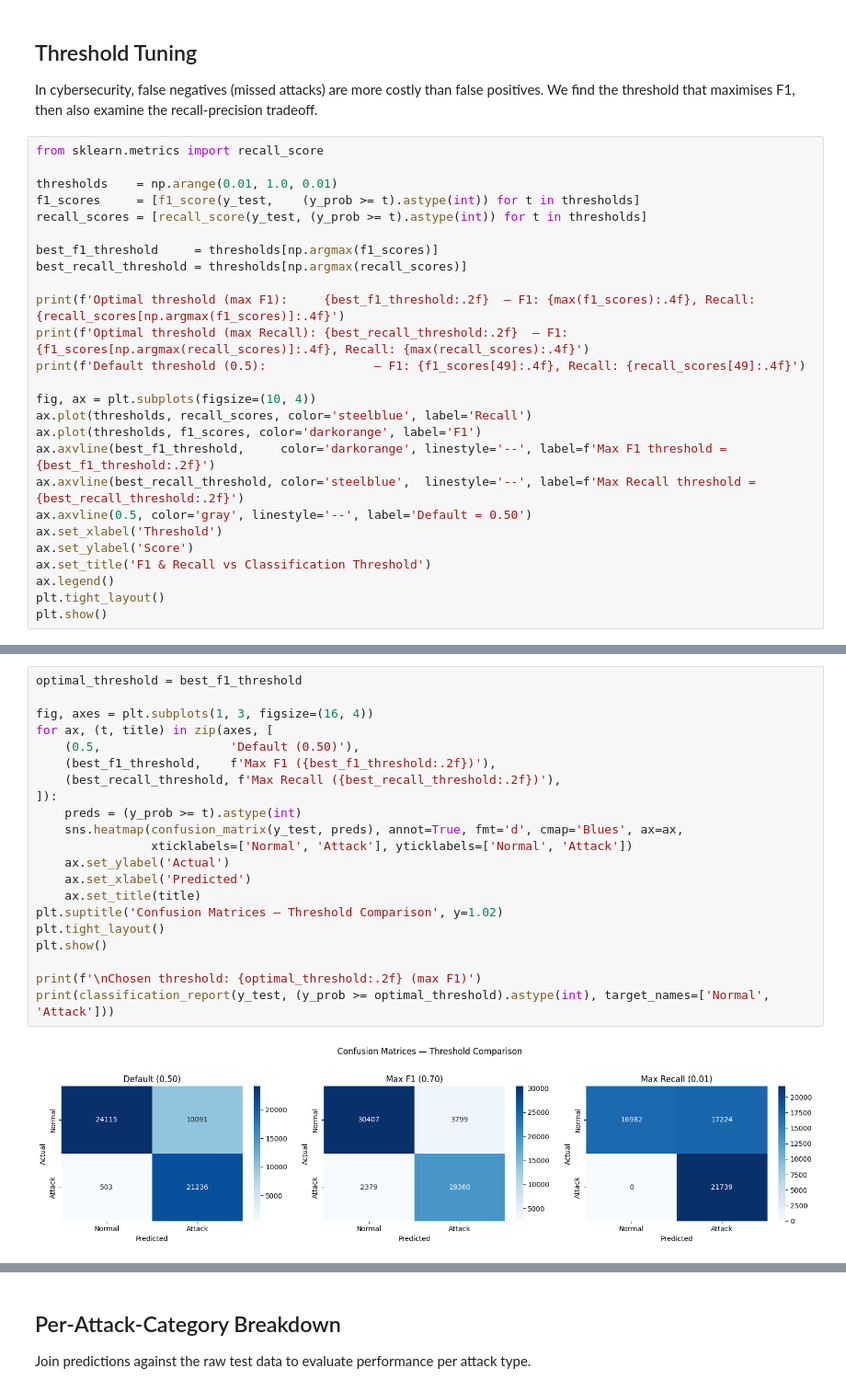
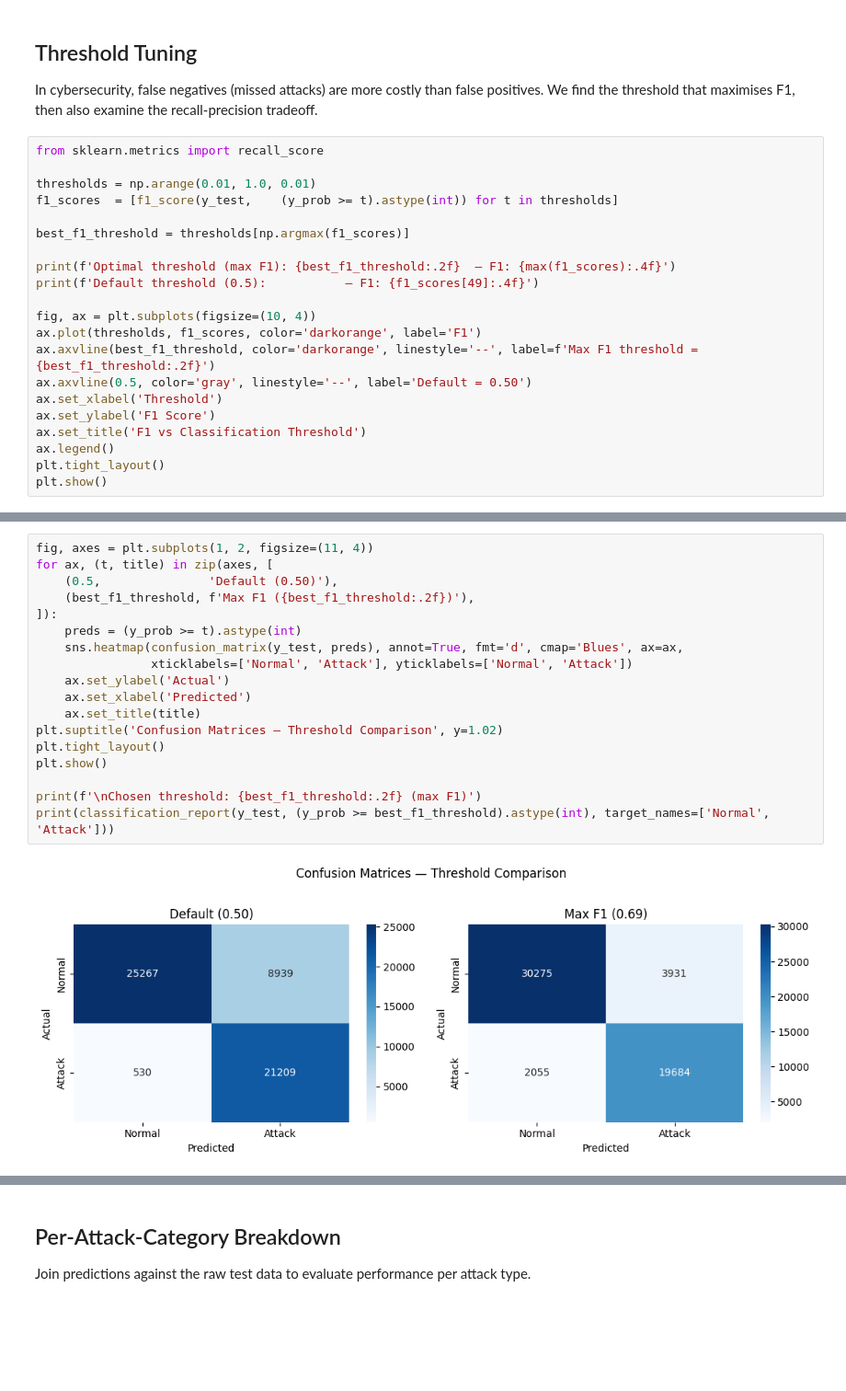
Before and after one commit to joshuacris/ml-network-intrusion, a Jupyter notebook: notebooks/xgboost.ipynb, the cells around one changed output, grey strips where cells are left out. Shown at 92% size. Saved outputs shown, nothing was run; the diff lists cells and outputs as text; blank space fills up the shorter version.

Commit message:
feat: xgboost report and modularization

```diff
--- a/notebooks/xgboost.ipynb
+++ b/notebooks/xgboost.ipynb
@@ -131,26 +147,21 @@ We find the threshold that maximises F1, then also examine the recall-precision
 # %%
 from sklearn.metrics import recall_score
 
-thresholds    = np.arange(0.01, 1.0, 0.01)
-f1_scores     = [f1_score(y_test,    (y_prob >= t).astype(int)) for t in thresholds]
-recall_scores = [recall_score(y_test, (y_prob >= t).astype(int)) for t in thresholds]
+thresholds = np.arange(0.01, 1.0, 0.01)
+f1_scores  = [f1_score(y_test,    (y_prob >= t).astype(int)) for t in thresholds]
 
-best_f1_threshold     = thresholds[np.argmax(f1_scores)]
-best_recall_threshold = thresholds[np.argmax(recall_scores)]
+best_f1_threshold = thresholds[np.argmax(f1_scores)]
 
-print(f'Optimal threshold (max F1):     {best_f1_threshold:.2f}  — F1: {max(f1_scores):.4f}, Recall: {recall_scores[np.argmax(f1_scores)]:.4f}')
-print(f'Optimal threshold (max Recall): {best_recall_threshold:.2f}  — F1: {f1_scores[np.argmax(recall_scores)]:.4f}, Recall: {max(recall_scores):.4f}')
-print(f'Default threshold (0.5):               — F1: {f1_scores[49]:.4f}, Recall: {recall_scores[49]:.4f}')
+print(f'Optimal threshold (max F1): {best_f1_threshold:.2f}  — F1: {max(f1_scores):.4f}')
+print(f'Default threshold (0.5):           — F1: {f1_scores[49]:.4f}')
 
 fig, ax = plt.subplots(figsize=(10, 4))
-ax.plot(thresholds, recall_scores, color='steelblue', label='Recall')
 ax.plot(thresholds, f1_scores, color='darkorange', label='F1')
-ax.axvline(best_f1_threshold,     color='darkorange', linestyle='--', label=f'Max F1 threshold = {best_f1_threshold:.2f}')
-ax.axvline(best_recall_threshold, color='steelblue',  linestyle='--', label=f'Max Recall threshold = {best_recall_threshold:.2f}')
+ax.axvline(best_f1_threshold, color='darkorange', linestyle='--', label=f'Max F1 threshold = {best_f1_threshold:.2f}')
 ax.axvline(0.5, color='gray', linestyle='--', label='Default = 0.50')
 ax.set_xlabel('Threshold')
-ax.set_ylabel('Score')
-ax.set_title('F1 & Recall vs Classification Threshold')
+ax.set_ylabel('F1 Score')
+ax.set_title('F1 vs Classification Threshold')
 ax.legend()
 plt.tight_layout()
 plt.show()
@@ -162,23 +172,20 @@ Default threshold (0.5):               — F1: 0.8004, Recall: 0.9769
 # %%
-optimal_threshold = best_f1_threshold
-
-fig, axes = plt.subplots(1, 3, figsize=(16, 4))
+fig, axes = plt.subplots(1, 2, figsize=(11, 4))
 for ax, (t, title) in zip(axes, [
-    (0.5,                  'Default (0.50)'),
-    (best_f1_threshold,    f'Max F1 ({best_f1_threshold:.2f})'),
-    (best_recall_threshold, f'Max Recall ({best_recall_threshold:.2f})'),
+    (0.5,               'Default (0.50)'),
+    (best_f1_threshold, f'Max F1 ({best_f1_threshold:.2f})'),
 ]):
     preds = (y_prob >= t).astype(int)
     sns.heatmap(confusion_matrix(y_test, preds), annot=True, fmt='d', cmap='Blues', ax=ax,
                 xticklabels=['Normal', 'Attack'], yticklabels=['Normal', 'Attack'])
     ax.set_ylabel('Actual')
     ax.set_xlabel('Predicted')
     ax.set_title(title)
 plt.suptitle('Confusion Matrices — Threshold Comparison', y=1.02)
 plt.tight_layout()
 plt.show()
 
-print(f'\nChosen threshold: {optimal_threshold:.2f} (max F1)')
-print(classification_report(y_test, (y_prob >= optimal_threshold).astype(int), target_names=['Normal', 'Attack']))
+print(f'\nChosen threshold: {best_f1_threshold:.2f} (max F1)')
+print(classification_report(y_test, (y_prob >= best_f1_threshold).astype(int), target_names=['Normal', 'Attack']))
 # %% [output]
-[figure, old version]
+[figure, new version]
```
Also changed, not shown: parts of 11 cells of this notebook, 2 other files.
